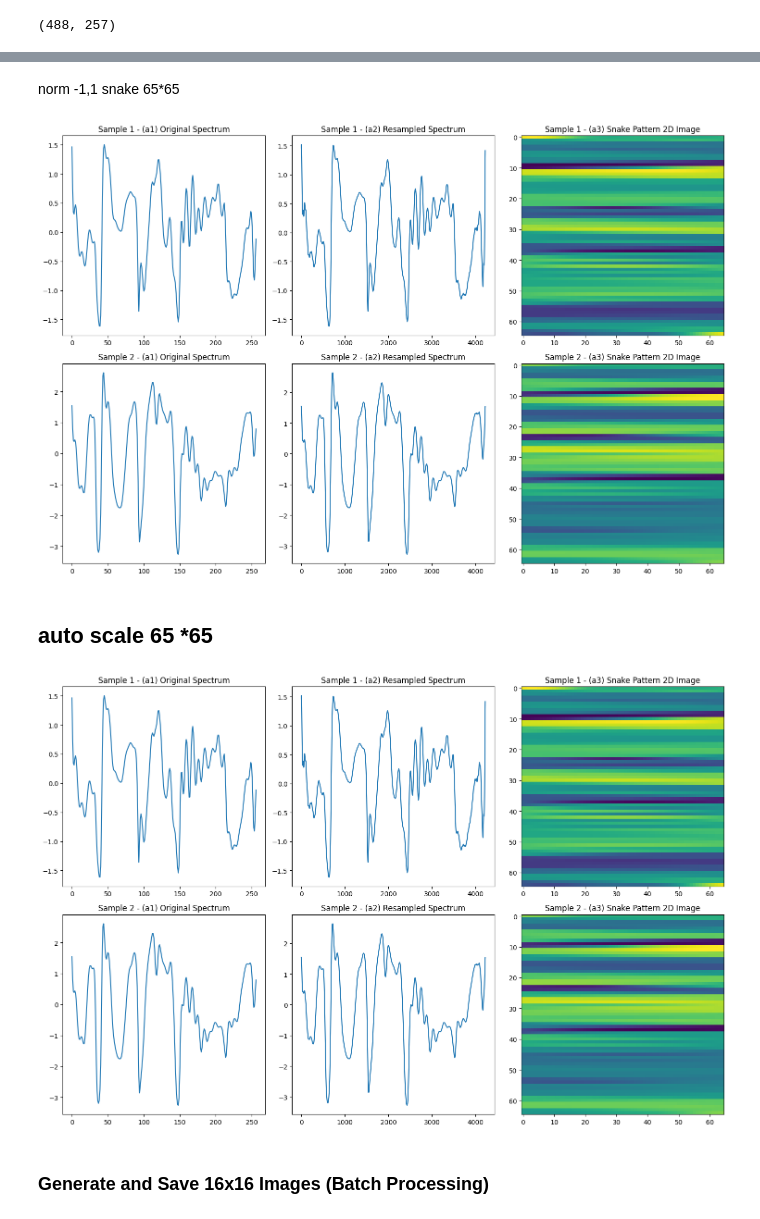
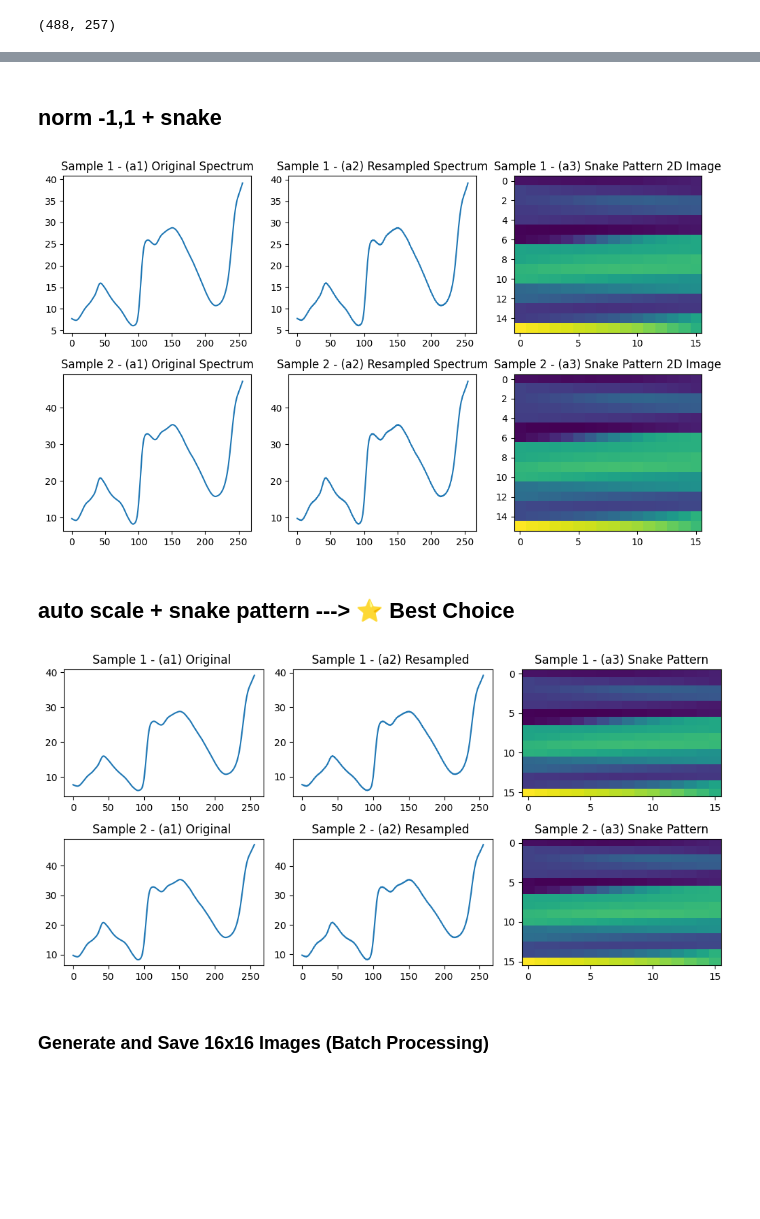
Before and after one commit to Raoina/Spectra-2-Image, a Jupyter notebook: notebooks/image_Transformation/01_Cutting_Reshape.ipynb, the cells around one changed output, grey strips where cells are left out. Drawn from its saved outputs; the diff is of its cells as text; code cells hidden in the pictures; blank space fills up the shorter version.

```diff
--- a/notebooks/image_Transformation/01_Cutting_Reshape.ipynb
+++ b/notebooks/image_Transformation/01_Cutting_Reshape.ipynb
@@ -20,7 +20,7 @@ remote: Total 272 (delta 60), reused 8 (delta 2), pack-reused 68 (from 1)
 Receiving objects: 100% (272/272), 76.14 MiB | 21.24 MiB/s, done.
 Resolving deltas: 100% (65/65), done.
 # %%
-file_path = '/content/X_preprocessed_no_snv.csv'
+file_path = '/content/drive/MyDrive/Spectra2Image/spectra_train_488.csv'
 # %% [markdown]
 #**Si-Ware Dataset**
 # %%
@@ -112,7 +87,7 @@ num_samples = 2
 img_size = 16
 target_size = img_size * img_size
 
-fig, axs = plt.subplots(num_samples, 3, figsize=(15, 5 * num_samples))
+fig, axs = plt.subplots(num_samples, 3, figsize=(10, 3 * num_samples))
 
 for idx in range(num_samples):
     spectrum = df.iloc[idx].values.astype(float)
@@ -150,7 +125,7 @@ num_samples = 2
 img_size = 16
 target_size = img_size * img_size
 
-fig, axs = plt.subplots(num_samples, 3, figsize=(15, 5 * num_samples))
+fig, axs = plt.subplots(num_samples, 3, figsize=(10, 3 * num_samples))
 
 for idx in range(num_samples):
     spectrum = df.iloc[idx].values.astype(float)
@@ -184,60 +159,60 @@ plt.show()
 # %% [markdown]
-norm -1,1 snake 65*65
+## norm -1,1 + snake
 # %%
 import numpy as np
 import matplotlib.pyplot as plt
 from scipy import signal
 
 num_samples = 2
-img_size = 65
+img_size = 16
 target_size = img_size * img_size
 
-fig, axs = plt.subplots(num_samples, 3, figsize=(15, 5 * num_samples))
+fig, axs = plt.subplots(num_samples, 3,figsize=(10, 3 * num_samples))
 
 def to_snake_pattern(vector, img_size):
     img = np.zeros((img_size, img_size))
     for i in range(img_size):
         row = vector[i * img_size:(i + 1) * img_size]
         if i % 2 == 1:
             row = row[::-1]
         img[i, :] = row
     return img
 
 for idx in range(num_samples):
     spectrum = df.iloc[idx].values.astype(float)
 
     resampled = signal.resample(spectrum, target_size)
 
     min_val, max_val = resampled.min(), resampled.max()
     normalized = 2 * (resampled - min_val) / (max_val - min_val) - 1
 
     img = to_snake_pattern(normalized, img_size)
 
     axs[idx, 0].plot(spectrum)
     axs[idx, 0].set_title(f"Sample {idx+1} - (a1) Original Spectrum")
 
     axs[idx, 1].plot(resampled)
     axs[idx, 1].set_title(f"Sample {idx+1} - (a2) Resampled Spectrum")
 
     im = axs[idx, 2].imshow(img, cmap="viridis", aspect="auto")
     axs[idx, 2].set_title(f"Sample {idx+1} - (a3) Snake Pattern 2D Image")
 
 plt.tight_layout()
 plt.show()
 # %% [output]
-[figure, old version]
+[figure, new version]
 # %% [markdown]
-## auto scale 65 *65
+## auto scale + snake pattern   ---> ⭐ Best Choice
 # %%
 import numpy as np
 import matplotlib.pyplot as plt
 from scipy import signal
 
 num_samples = 2
-img_size = 65
+img_size = 16
 target_size = img_size * img_size
 
-fig, axs = plt.subplots(num_samples, 3, figsize=(15, 5 * num_samples))
+fig, axs = plt.subplots(num_samples, 3, figsize=(10, 2.5 * num_samples))
 
 def to_snake_pattern(vector, img_size):
     img = np.zeros((img_size, img_size))
@@ -260,18 +235,18 @@ for idx in range(num_samples):
     img = to_snake_pattern(normalized, img_size)
 
     axs[idx, 0].plot(spectrum)
-    axs[idx, 0].set_title(f"Sample {idx+1} - (a1) Original Spectrum")
+    axs[idx, 0].set_title(f"Sample {idx+1} - (a1) Original ")
 
     axs[idx, 1].plot(resampled)
-    axs[idx, 1].set_title(f"Sample {idx+1} - (a2) Resampled Spectrum")
+    axs[idx, 1].set_title(f"Sample {idx+1} - (a2) Resampled ")
 
     im = axs[idx, 2].imshow(img, cmap="viridis", aspect="auto")
-    axs[idx, 2].set_title(f"Sample {idx+1} - (a3) Snake Pattern 2D Image")
+    axs[idx, 2].set_title(f"Sample {idx+1} - (a3) Snake Pattern")
 
 plt.tight_layout()
 plt.show()
 # %% [output]
-[figure, old version]
+[figure, new version]
 # %% [markdown]
 ### Generate and Save 16x16 Images (Batch Processing)
 # %%
```
Also changed, not shown: parts of 18 cells of this notebook.
